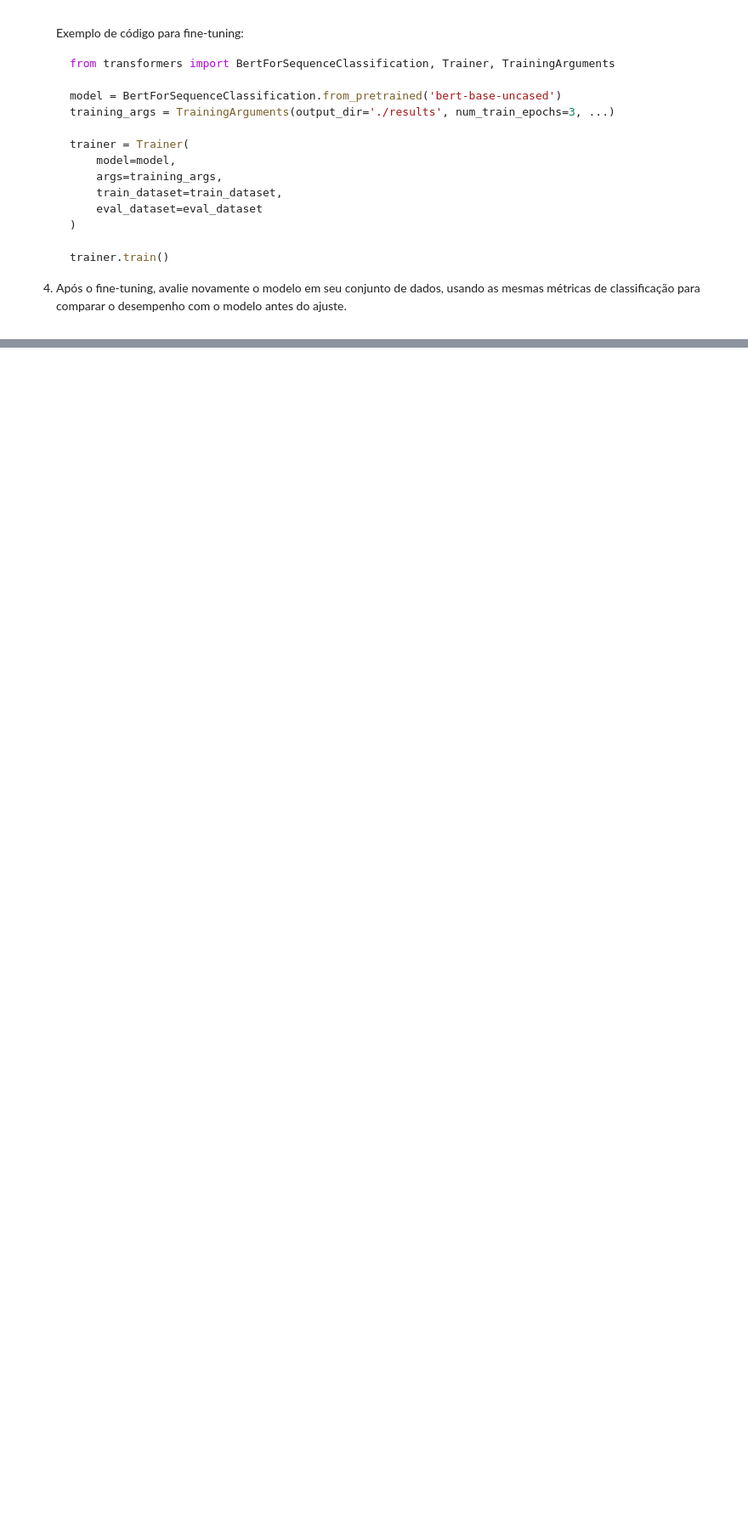
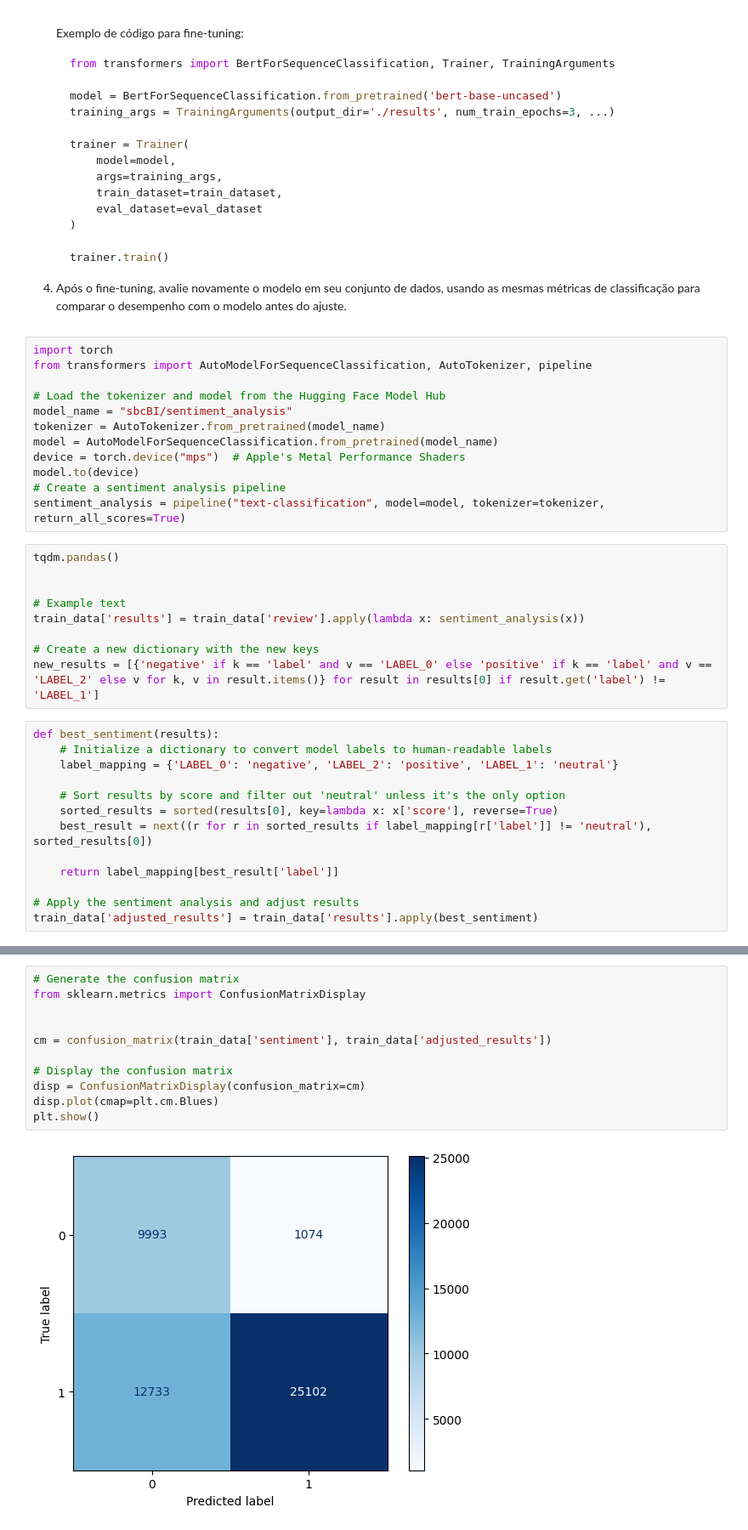
Before and after one commit to nuno5645/text_mining, a Jupyter notebook: Text_Mining.ipynb, the cells around one changed output, grey strips where cells are left out. Shown at 85% size. Cells and saved outputs as stored; diff of their text form; blank space fills up the shorter version.

````diff
--- a/Text_Mining.ipynb
+++ b/Text_Mining.ipynb
@@ -1699,3 +1748,37 @@ A aplicação de modelos pré-treinados baseados em transformadores representa u
     ```
 
 4. Após o fine-tuning, avalie novamente o modelo em seu conjunto de dados, usando as mesmas métricas de classificação para comparar o desempenho com o modelo antes do ajuste.
+# %%
+import torch
+from transformers import AutoModelForSequenceClassification, AutoTokenizer, pipeline
+
+# Load the tokenizer and model from the Hugging Face Model Hub
+model_name = "sbcBI/sentiment_analysis"
+tokenizer = AutoTokenizer.from_pretrained(model_name)
+model = AutoModelForSequenceClassification.from_pretrained(model_name)
+device = torch.device("mps")  # Apple's Metal Performance Shaders
+model.to(device)
+# Create a sentiment analysis pipeline
+sentiment_analysis = pipeline("text-classification", model=model, tokenizer=tokenizer, return_all_scores=True)
+# %%
+tqdm.pandas()
+
+
+# Example text
+train_data['results'] = train_data['review'].apply(lambda x: sentiment_analysis(x))
+
+# Create a new dictionary with the new keys
+new_results = [{'negative' if k == 'label' and v == 'LABEL_0' else 'positive' if k == 'label' and v == 'LABEL_2' else v for k, v in result.items()} for result in results[0] if result.get('label') != 'LABEL_1']
+# %%
+def best_sentiment(results):
+    # Initialize a dictionary to convert model labels to human-readable labels
+    label_mapping = {'LABEL_0': 'negative', 'LABEL_2': 'positive', 'LABEL_1': 'neutral'}
+
+    # Sort results by score and filter out 'neutral' unless it's the only option
+    sorted_results = sorted(results[0], key=lambda x: x['score'], reverse=True)
+    best_result = next((r for r in sorted_results if label_mapping[r['label']] != 'neutral'), sorted_results[0])
+
+    return label_mapping[best_result['label']]
+
+# Apply the sentiment analysis and adjust results
+train_data['adjusted_results'] = train_data['results'].apply(best_sentiment)
@@ -1701,0 +1792,13 @@ A aplicação de modelos pré-treinados baseados em transformadores representa u
+# %%
+# Generate the confusion matrix
+from sklearn.metrics import ConfusionMatrixDisplay
+
+
+cm = confusion_matrix(train_data['sentiment'], train_data['adjusted_results'])
+
+# Display the confusion matrix
+disp = ConfusionMatrixDisplay(confusion_matrix=cm)
+disp.plot(cmap=plt.cm.Blues)
+plt.show()
+# %% [output]
+[figure, added]
````
Also changed, not shown: parts of 8 cells of this notebook.
